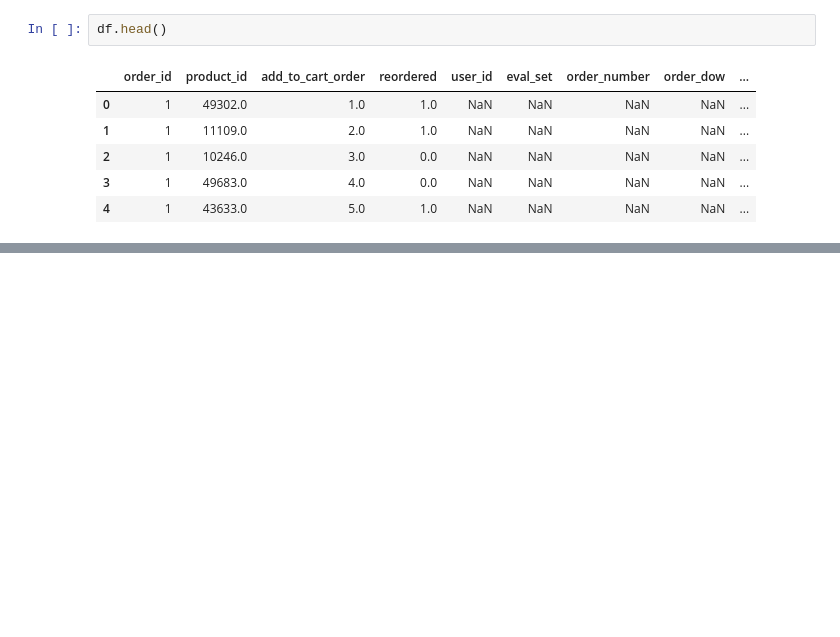
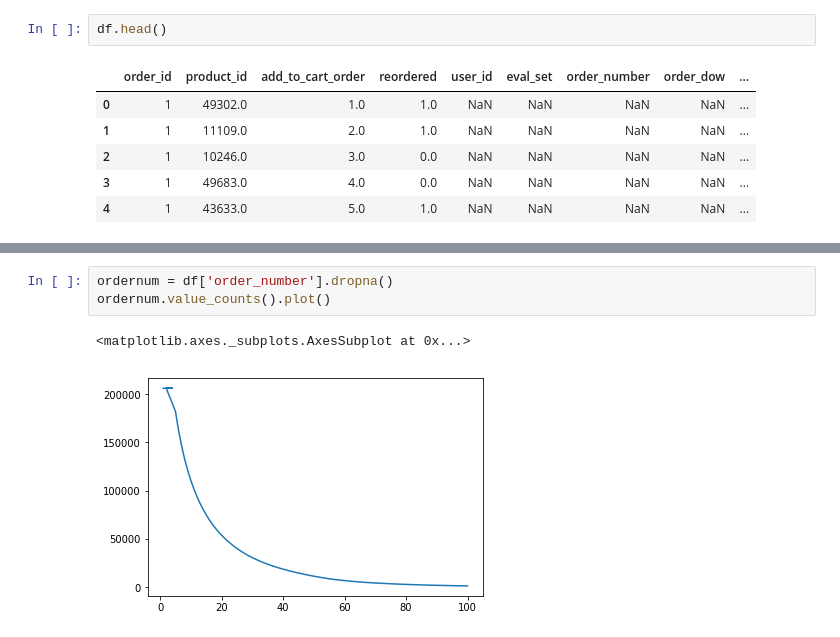
Before and after one commit to Irenejy93/Instacart, a Jupyter notebook: capstone2.ipynb, the cells around one changed output, grey strips where cells are left out. Cells and saved outputs as stored; diff of their text form; blank space fills up the shorter version.

```diff
--- a/capstone2.ipynb
+++ b/capstone2.ipynb
@@ -47,0 +138,6 @@ Q.
+# %%
+ordernum = df['order_number'].dropna()
+ordernum.value_counts().plot()
+# %% [output]
+<matplotlib.axes._subplots.AxesSubplot at 0x...>
+[figure, added]
```
Also changed, not shown: parts of 18 cells of this notebook.
